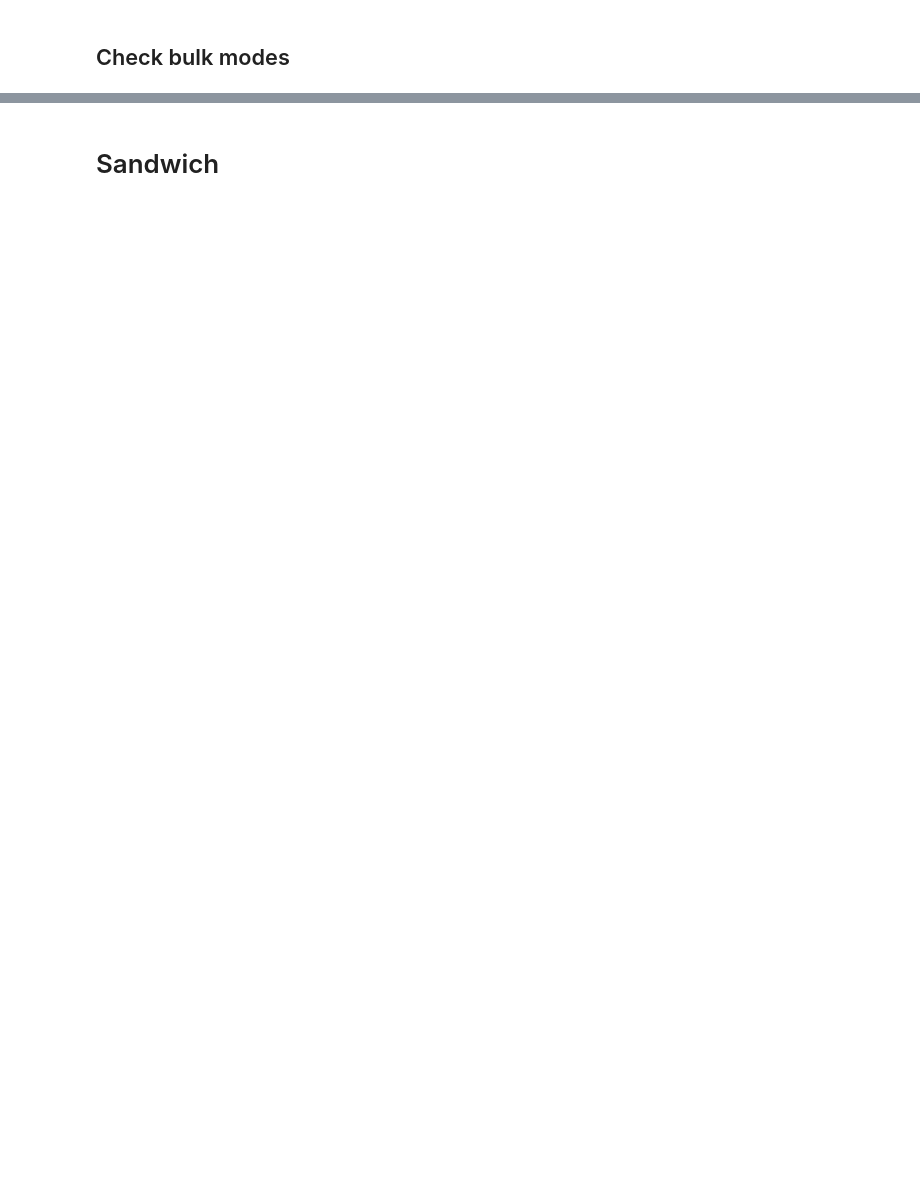
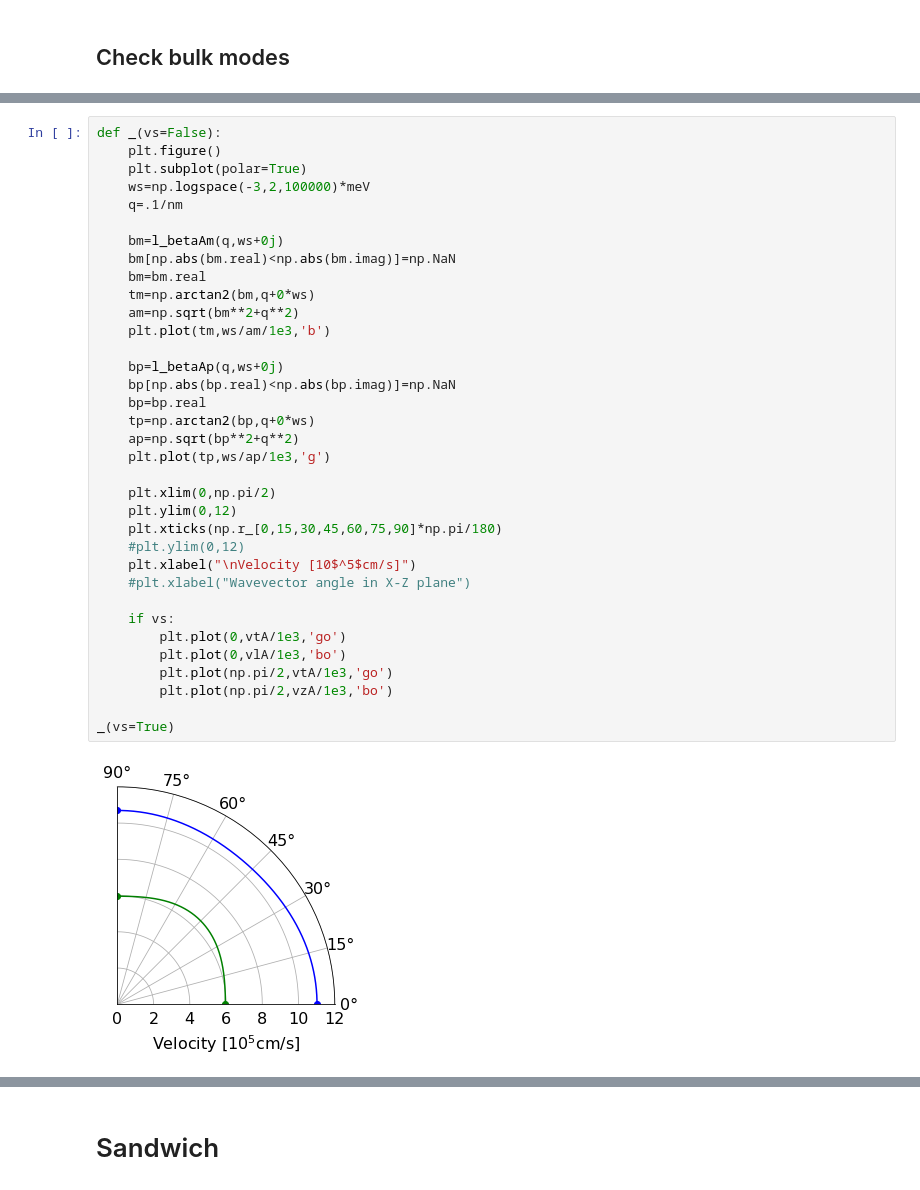
Before and after one commit to samueljamesbader/PyNitride, a Jupyter notebook: examples/pfet_strain/PhononHeteroMath.ipynb, the cells around one changed output, grey strips where cells are left out. Cells and saved outputs as stored; diff of their text form; blank space fills up the shorter version.

```diff
--- a/examples/pfet_strain/PhononHeteroMath.ipynb
+++ b/examples/pfet_strain/PhononHeteroMath.ipynb
@@ -771,0 +435,37 @@ IndexError: index 2 is out of bounds for axis 1 with size 1
+# %%
+def _(vs=False):
+    plt.figure()
+    plt.subplot(polar=True)
+    ws=np.logspace(-3,2,100000)*meV
+    q=.1/nm
+
+    bm=l_betaAm(q,ws+0j)
+    bm[np.abs(bm.real)<np.abs(bm.imag)]=np.NaN
+    bm=bm.real
+    tm=np.arctan2(bm,q+0*ws)
+    am=np.sqrt(bm**2+q**2)
+    plt.plot(tm,ws/am/1e3,'b')
+
+    bp=l_betaAp(q,ws+0j)
+    bp[np.abs(bp.real)<np.abs(bp.imag)]=np.NaN
+    bp=bp.real
+    tp=np.arctan2(bp,q+0*ws)
+    ap=np.sqrt(bp**2+q**2)
+    plt.plot(tp,ws/ap/1e3,'g')
+
+    plt.xlim(0,np.pi/2)
+    plt.ylim(0,12)
+    plt.xticks(np.r_[0,15,30,45,60,75,90]*np.pi/180)
+    #plt.ylim(0,12)
+    plt.xlabel("\nVelocity [10$^5$cm/s]")
+    #plt.xlabel("Wavevector angle in X-Z plane")
+
+    if vs:
+        plt.plot(0,vtA/1e3,'go')
+        plt.plot(0,vlA/1e3,'bo')
+        plt.plot(np.pi/2,vtA/1e3,'go')
+        plt.plot(np.pi/2,vzA/1e3,'bo')
+
+_(vs=True)
+# %% [output]
+[figure, added]
```
Also changed, not shown: parts of 181 cells of this notebook, 6 other files.
